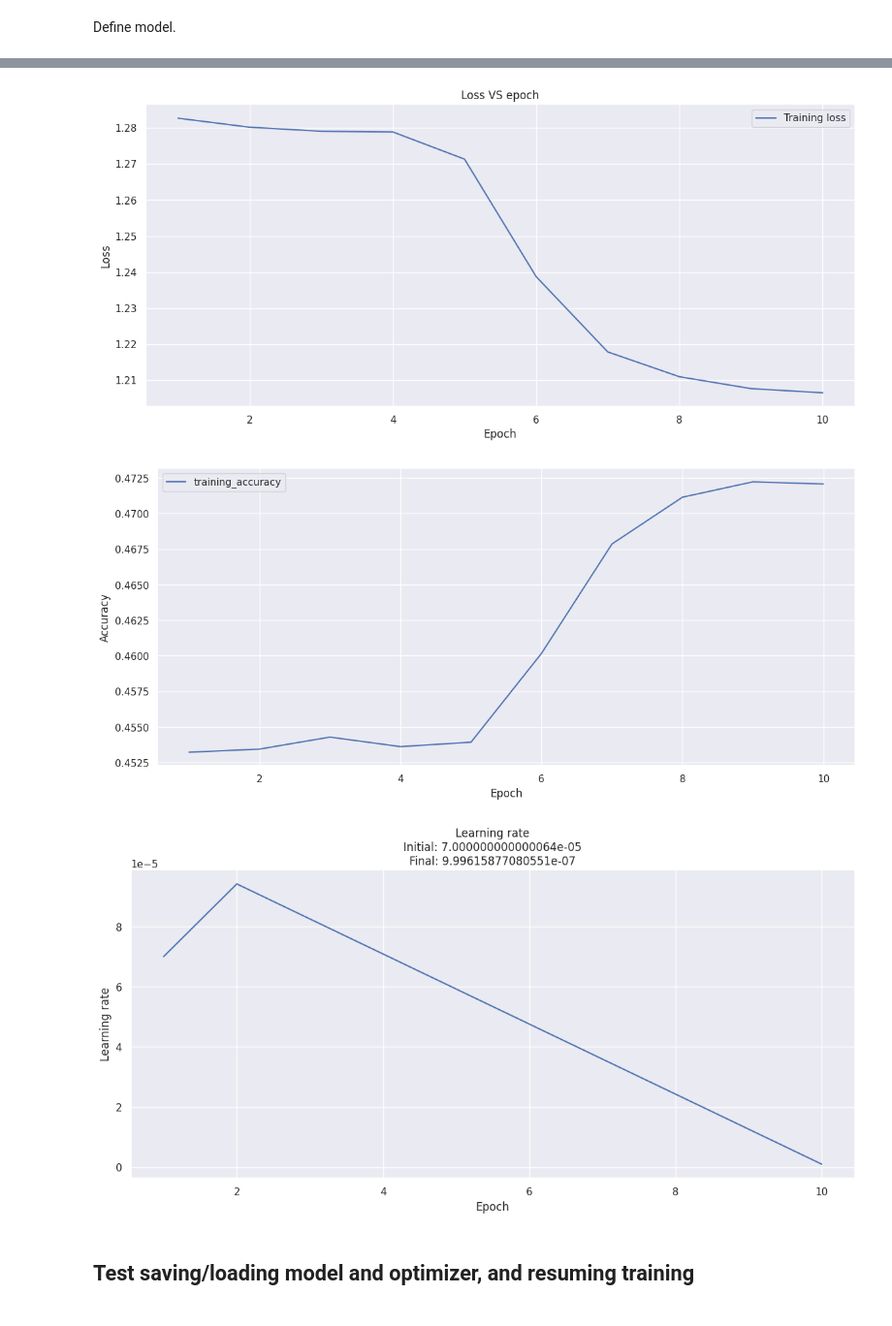
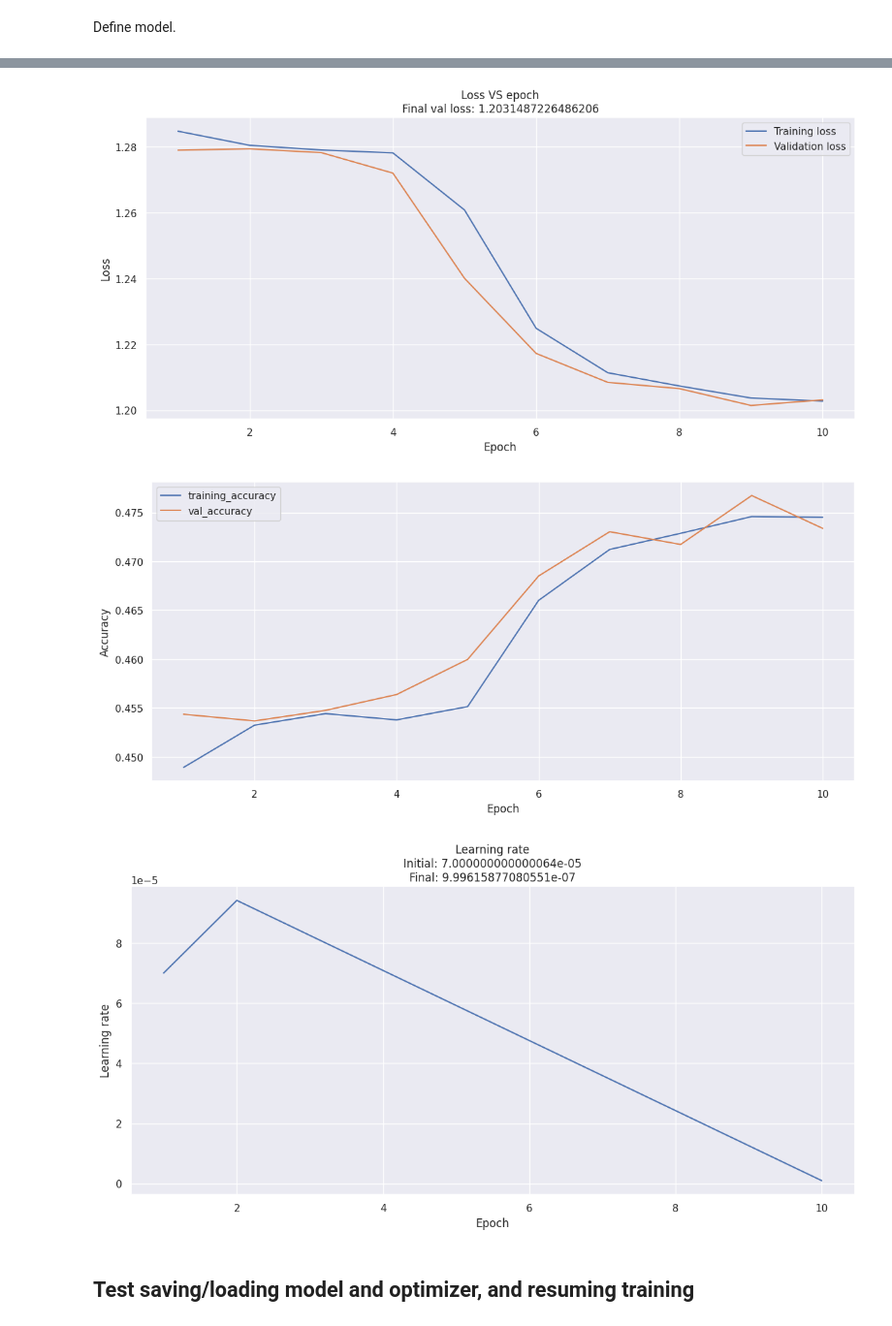
Before and after one commit to emanuele-moscato/tree-language, a Jupyter notebook: notebooks/language_modeling/encoder_pretraining.ipynb, the cells around one changed output, grey strips where cells are left out. Shown at 97% size. Drawn from its saved outputs; the diff is of its cells as text; code cells hidden in the pictures.

Commit message:
Add support for usage of validation data in MLM pretraining

```diff
--- a/notebooks/language_modeling/encoder_pretraining.ipynb
+++ b/notebooks/language_modeling/encoder_pretraining.ipynb
@@ -28,20 +29,28 @@ DATA_PATH = '../../data/mlm_data/slrm_data/labeled_data_fixed_4_8_1.0_0.00000.np
 # %% [markdown]
 Load data
+# %%
+def read_data(file_path, seed):
+    q, k, sigma, epsilon, roots_seeds, leaves_seeds, rho_seeds = np.load(file_path, allow_pickle=True)
+
+    # The last index corresponds to the seed that generated the
+    # data/transition tensors: select one.
+    seed = 0
+
+    shuffled_indices = np.random.choice(range(leaves_seeds.shape[1]), leaves_seeds.shape[1], replace=False)
+
+    roots = roots_seeds[:, seed]
+    roots = roots[shuffled_indices]
+
+    leaves = leaves_seeds[..., seed].T
+    leaves = leaves[shuffled_indices, :]
+    rho = rho_seeds[..., seed]
+
+    return q, k, sigma, epsilon, roots, leaves, rho
 # %%
-q, k, sigma, epsilon, roots_seeds, leaves_seeds, rho_seeds = np.load(DATA_PATH, allow_pickle=True)
+q, k, sigma, epsilon, roots, leaves, rho = read_data(DATA_PATH, seed=0)
+_, _, _, _, roots_validation, leaves_validation, rho_validation = read_data(VALIDATION_DATA_PATH, seed=0)
 
-# The last index corresponds to the seed that generated the
-# data/transition tensors: select one.
-seed = 0
-
-shuffled_indices = np.random.choice(range(leaves_seeds.shape[1]), leaves_seeds.shape[1], replace=False)
-
-roots = roots_seeds[:, seed]
-roots = roots[shuffled_indices]
-
-leaves = leaves_seeds[..., seed].T
-leaves = leaves[shuffled_indices, :]
-rho = rho_seeds[..., seed]
+leaves_validation = leaves_validation[:5000, :]
 # %% [markdown]
 Drop the duplicated sequences.
 
@@ -81,6 +90,7 @@ tensor([0, 1, 2, 3, 4])
 Data preprocessing.
 # %%
 leaves = torch.from_numpy(leaves).to(device=device).to(dtype=torch.int64)
+leaves_validation = torch.from_numpy(leaves_validation).to(device=device).to(dtype=torch.int64)
 # %% [markdown]
 Define model.
 # %%
@@ -123,7 +133,7 @@ optimizer = torch.optim.Adam(
 
 # Create a directory in which to save the train model (and checkpoints) and the
 # optimizer's final state.
-model_dir = '../../models/test_model_lr_scheduling/'
+model_dir = '../../models/test_model_mlm_validation/'
 
 if model_dir is not None:
     # Create model directory if it doesn't exist.
@@ -167,8 +179,9 @@ model, optimizer, training_history = train_model_mlm(
     lr_schedule_fn=lr_schedule_fn,
     checkpointing_period_epochs=5,
     model_dir=model_dir,
-    checkpoint_id='test_model_lr_scheduling',
-    tensorboard_log_dir='../../tensorboard_logs/exp_4/'
+    checkpoint_id='test_model_mlm_validation',
+    tensorboard_log_dir='../../tensorboard_logs/test_model_mlm_validation/',
+    val_sequences=leaves_validation
 )
 
 plot_training_history(training_history)#, savefig_dir='../../data/mlm_data/', exp_id='n_transformer_layers_2')
@@ -179,5 +192,5 @@ plot_training_history(training_history)#, savefig_dir='../../data/mlm_data/', ex
-[figure, old version]
+[figure, new version]
-[figure, old version]
+[figure, new version]
 [figure]
 # %%
 # To check and set training/evaluation mode in the model
```
Also changed, not shown: parts of 3 cells of this notebook, 1 other file.
